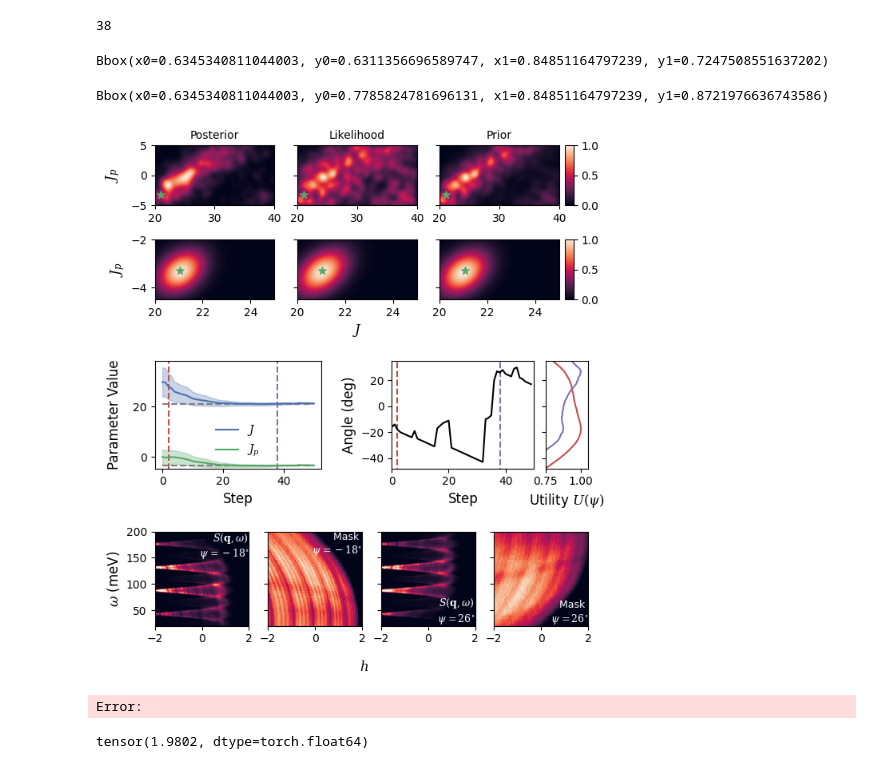
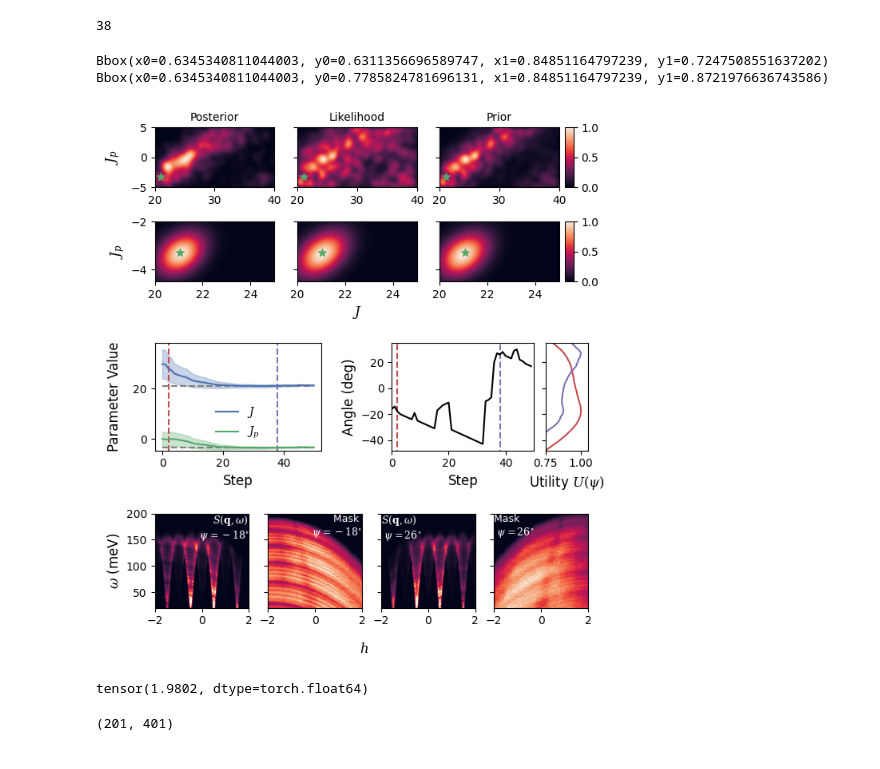
Before and after one commit to zhantaochen/inxs-steering, a Jupyter notebook: paper_preperation/siml_benchmark_results.ipynb, the cells around one changed output. Saved outputs shown, nothing was run; the diff lists cells and outputs as text; code cells hidden in the pictures.

```diff
--- a/paper_preperation/siml_benchmark_results.ipynb
+++ b/paper_preperation/siml_benchmark_results.ipynb
@@ -698,7 +698,7 @@ fig.colorbar(im2, cax=cbar_ax)
 sub_gs = gs[-1, :].subgridspec(1, 4, width_ratios=[1, 1, 1, 1])
 
 ax_hw = fig.add_subplot(sub_gs[0, 0])
-ax_hw.imshow(measured_data.sum(-2).sum(-2), vmax=1.0,
+ax_hw.imshow(measured_data.sum(-2).sum(-2).T, vmax=1.0,
           origin='lower', extent=[-2, 2,
                                   grid_info['w_grid'][0], grid_info['w_grid'][1]],
           aspect=4/(grid_info['w_grid'][1]- grid_info['w_grid'][0]), cmap=cmap)
@@ -710,46 +710,49 @@ ax_hw.text(2, 200, f'$S(\mathbf{{q}},\omega)$ \n $\psi={int(_measured_angles[idx
 
 
 ax = fig.add_subplot(sub_gs[0, 1])
-ax.imshow(mask.sum(-2).sum(-2),
+ax.imshow(mask.sum(-2).sum(-2).T,
           origin='lower', extent=[-2, 2,
                                   grid_info['w_grid'][0], grid_info['w_grid'][1]],
           aspect=4/(grid_info['w_grid'][1]- grid_info['w_grid'][0]), cmap=cmap)
 ax.set_yticklabels([])
 ax.text(2, 200, f'Mask \n $\psi={int(_measured_angles[idx_prior].item())}^{{\circ}}$',
         ha='right', va='top', color='w', fontsize=9)
 # ax.set_xlabel('$h$')
 
 ax = fig.add_subplot(sub_gs[0, 2])
-ax.imshow(measured_data_sec.sum(-2).sum(-2), vmax=1.0,
+ax.imshow(measured_data_sec.sum(-2).sum(-2).T, vmax=1.0,
           origin='lower', extent=[-2, 2,
                                   grid_info['w_grid'][0], grid_info['w_grid'][1]],
           aspect=4/(grid_info['w_grid'][1]- grid_info['w_grid'][0]), cmap=cmap)
 ax.set_yticklabels([])
-ax.text(2, 20, f'$S(\mathbf{{q}},\omega)$ \n $\psi={int(_measured_angles[idx_prior_sec].item())}^{{\circ}}$',
-        ha='right', va='bottom', color='w', fontsize=9)
+ax.text(-2, 200, f'$S(\mathbf{{q}},\omega)$ \n $\psi={int(_measured_angles[idx_prior_sec].item())}^{{\circ}}$',
+        ha='left', va='top', color='w', fontsize=9)
 # ax.set_xlabel('$h$')
 
 
 ax = fig.add_subplot(sub_gs[0, 3])
-ax.imshow(mask_sec.sum(-2).sum(-2),
+ax.imshow(mask_sec.sum(-2).sum(-2).T,
           origin='lower', extent=[-2, 2,
                                   grid_info['w_grid'][0], grid_info['w_grid'][1]],
           aspect=4/(grid_info['w_grid'][1]- grid_info['w_grid'][0]), cmap=cmap)
 ax.set_yticklabels([])
-ax.text(2, 20, f'Mask \n $\psi={int(_measured_angles[idx_prior_sec].item())}^{{\circ}}$',
-        ha='right', va='bottom', color='w', fontsize=9)
+ax.text(-2, 200, f'Mask \n $\psi={int(_measured_angles[idx_prior_sec].item())}^{{\circ}}$',
+        ha='left', va='top', color='w', fontsize=9)
 # ax.set_xlabel('$h$')
 fig.text(0.5, 0.05, '$h$', ha='center', fontsize=12)
 
 fig.align_ylabels([ax_posterior, ax_param, ax_hw])
 
 fig.savefig('figures/siml_step_demo.pdf', bbox_inches='tight')
 # %% [output]
 Bbox(x0=0.6345340811044003, y0=0.6311356696589747, x1=0.84851164797239, y1=0.7247508551637202)
+Bbox(x0=0.6345340811044003, y0=0.7785824781696131, x1=0.84851164797239, y1=0.8721976636743586)
-Bbox(x0=0.6345340811044003, y0=0.7785824781696131, x1=0.84851164797239, y1=0.8721976636743586)
-[figure, old version]
+[figure, new version]
-Error:
 # %%
 measured_data.sum(-2).sum(-2).max()
 # %% [output]
 tensor(1.9802, dtype=torch.float64)
+# %%
+kde_poste.shape
+# %% [output]
+(201, 401)
```
Also changed, not shown: 16 other files.
